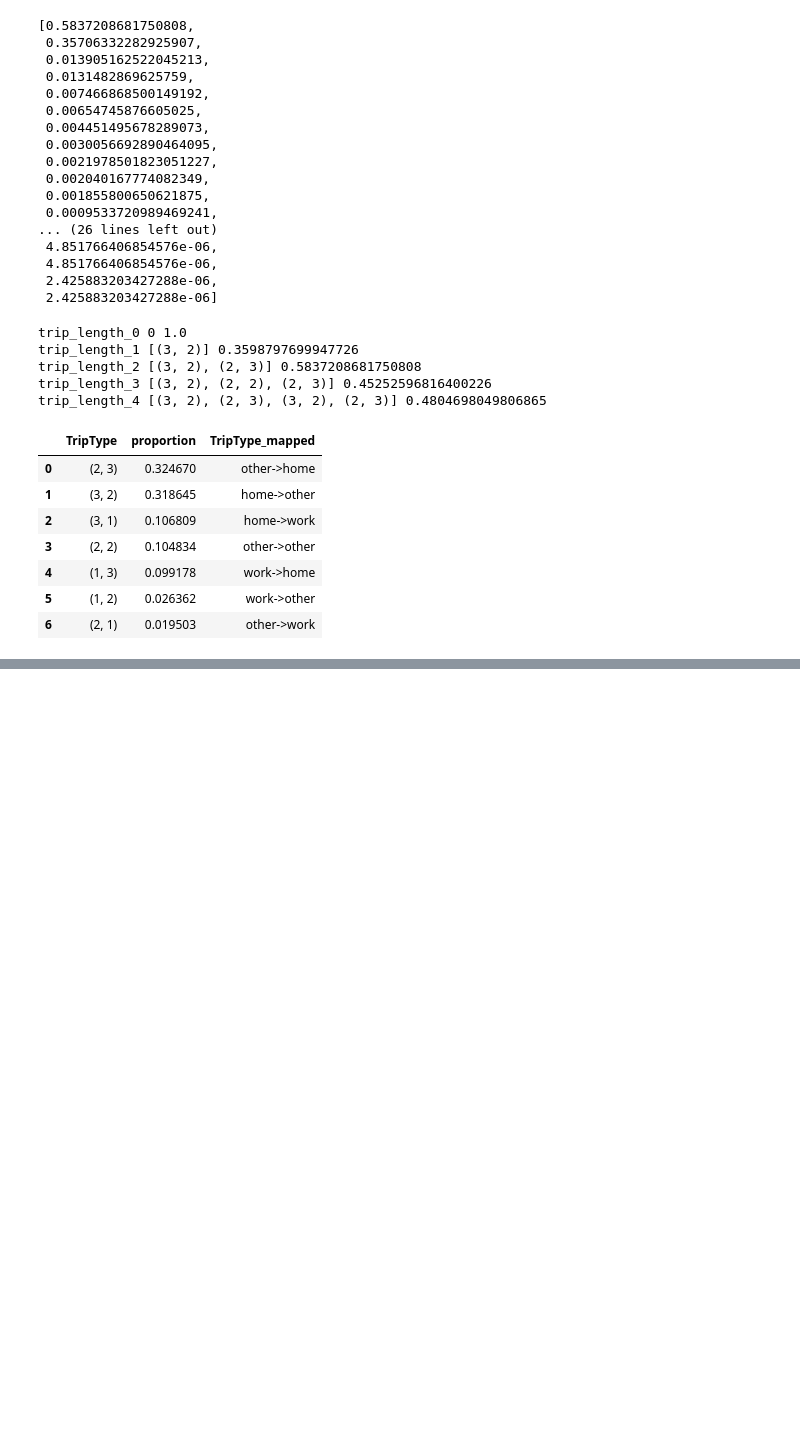
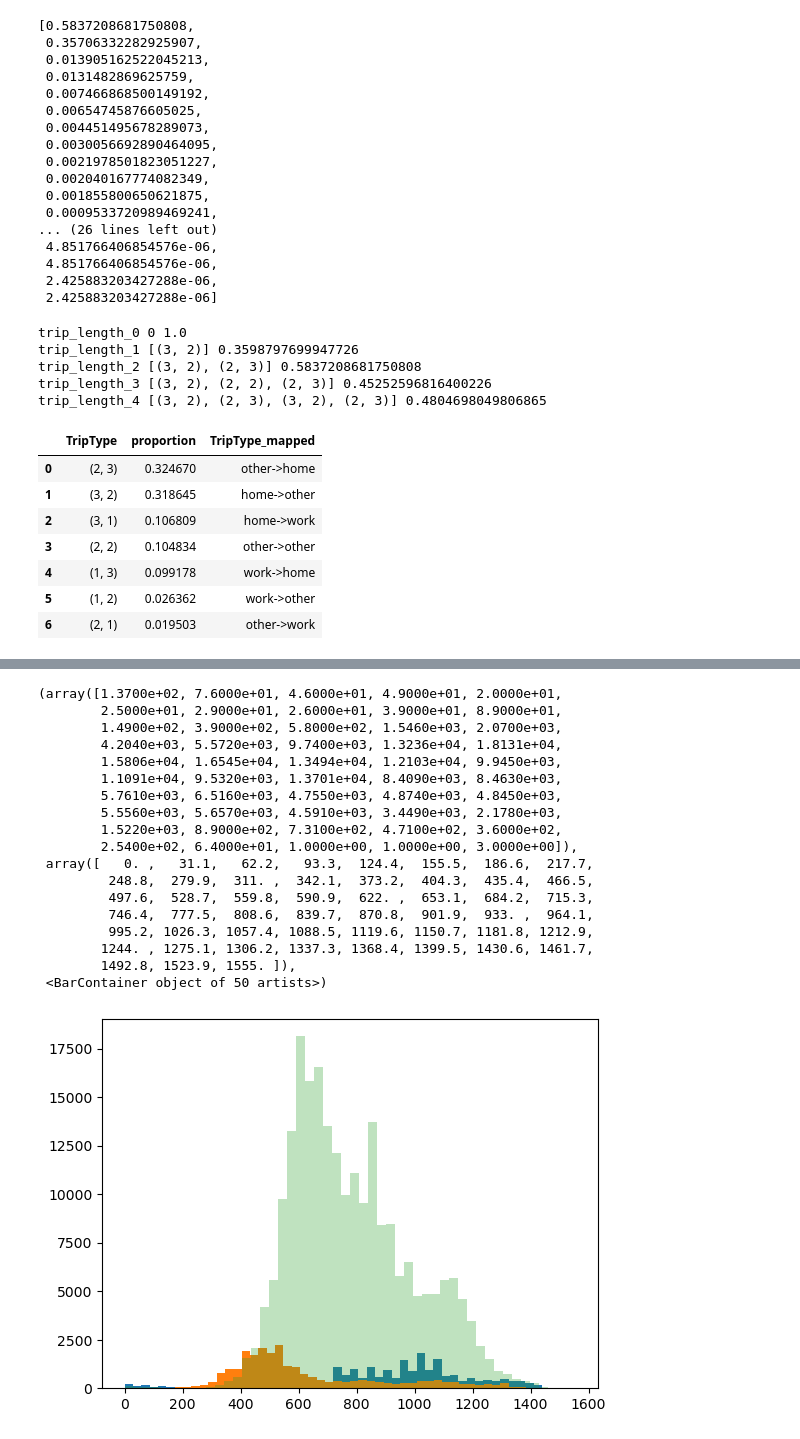
Before and after one commit to andriysinclair/SimulatingEVDemand, a Jupyter notebook: EDA_NTS.ipynb, the cells around one changed output, grey strips where cells are left out. Cells and saved outputs as stored; diff of their text form; code cells hidden in the pictures; blank space fills up the shorter version.

```diff
--- a/EDA_NTS.ipynb
+++ b/EDA_NTS.ipynb
@@ -175,0 +235,31 @@ r
+# %%
+car_df_we = car_df[car_df["TravelWeekDay_B03ID"]==2]
+
+
+x = car_df_we[car_df_we["TripType"] == (1,3)]
+y = car_df_we[car_df_we["TripType"] == (3,1)]
+z = car_df_we[car_df_we["TripType"] == (3,2)]
+
+plt.hist(x["TripStart"], bins=50)
+plt.hist(y["TripEnd"], bins=50)
+plt.hist(z["TripEnd"], bins=50, alpha=0.3)
+# %% [output]
+(array([1.3700e+02, 7.6000e+01, 4.6000e+01, 4.9000e+01, 2.0000e+01,
+        2.5000e+01, 2.9000e+01, 2.6000e+01, 3.9000e+01, 8.9000e+01,
+        1.4900e+02, 3.9000e+02, 5.8000e+02, 1.5460e+03, 2.0700e+03,
+        4.2040e+03, 5.5720e+03, 9.7400e+03, 1.3236e+04, 1.8131e+04,
+        1.5806e+04, 1.6545e+04, 1.3494e+04, 1.2103e+04, 9.9450e+03,
+        1.1091e+04, 9.5320e+03, 1.3701e+04, 8.4090e+03, 8.4630e+03,
+        5.7610e+03, 6.5160e+03, 4.7550e+03, 4.8740e+03, 4.8450e+03,
+        5.5560e+03, 5.6570e+03, 4.5910e+03, 3.4490e+03, 2.1780e+03,
+        1.5220e+03, 8.9000e+02, 7.3100e+02, 4.7100e+02, 3.6000e+02,
+        2.5400e+02, 6.4000e+01, 1.0000e+00, 1.0000e+00, 3.0000e+00]),
+ array([   0. ,   31.1,   62.2,   93.3,  124.4,  155.5,  186.6,  217.7,
+         248.8,  279.9,  311. ,  342.1,  373.2,  404.3,  435.4,  466.5,
+         497.6,  528.7,  559.8,  590.9,  622. ,  653.1,  684.2,  715.3,
+         746.4,  777.5,  808.6,  839.7,  870.8,  901.9,  933. ,  964.1,
+         995.2, 1026.3, 1057.4, 1088.5, 1119.6, 1150.7, 1181.8, 1212.9,
+        1244. , 1275.1, 1306.2, 1337.3, 1368.4, 1399.5, 1430.6, 1461.7,
+        1492.8, 1523.9, 1555. ]),
+ <BarContainer object of 50 artists>)
+[figure, added]
```
Also changed, not shown: parts of 4 cells of this notebook, 2 other files.
